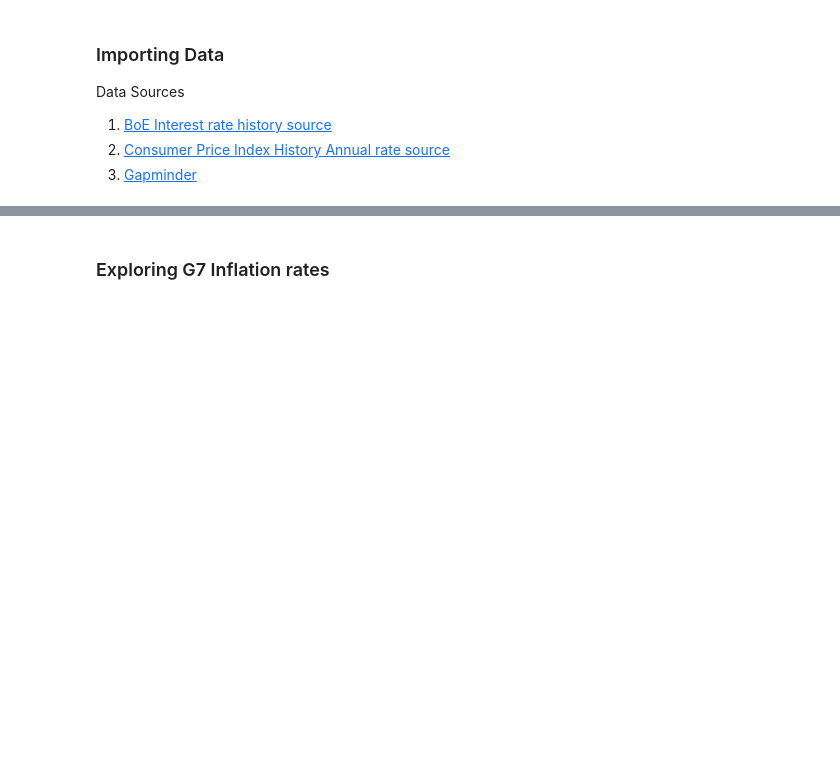
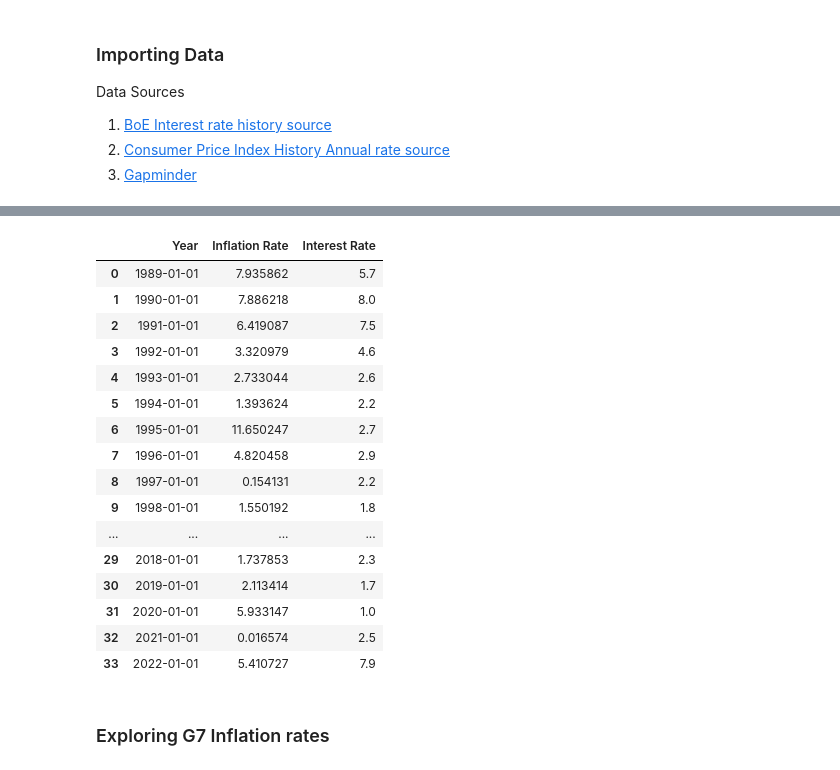
Before and after one commit to NeyasG/worldwide-inflation, a Jupyter notebook: analysis.ipynb, the cells around one changed output, grey strips where cells are left out. Drawn from its saved outputs; the diff is of its cells as text; code cells hidden in the pictures; blank space fills up the shorter version.

```diff
--- a/analysis.ipynb
+++ b/analysis.ipynb
@@ -72,2 +76,25 @@ uk_base_rates_monthly
+# %%
+# Combine Yearly UK interest rates and Inflation
+uk_yearly_combined = pd.merge(uk_inflation_yearly, uk_base_rates_yearly, on="Year", how="right")
+uk_yearly_combined["Year"] = pd.to_datetime(uk_yearly_combined["Year"], format='%Y')
+uk_yearly_combined
+# %% [output]
+|  | Year | Inflation Rate | Interest Rate |
+| 0 | 1989-01-01 | 7.935862 | 5.7 |
+| 1 | 1990-01-01 | 7.886218 | 8.0 |
+| 2 | 1991-01-01 | 6.419087 | 7.5 |
+| 3 | 1992-01-01 | 3.320979 | 4.6 |
+| 4 | 1993-01-01 | 2.733044 | 2.6 |
+| 5 | 1994-01-01 | 1.393624 | 2.2 |
+| 6 | 1995-01-01 | 11.650247 | 2.7 |
+| 7 | 1996-01-01 | 4.820458 | 2.9 |
+| 8 | 1997-01-01 | 0.154131 | 2.2 |
+| 9 | 1998-01-01 | 1.550192 | 1.8 |
+| ... | ... | ... | ... |
+| 29 | 2018-01-01 | 1.737853 | 2.3 |
+| 30 | 2019-01-01 | 2.113414 | 1.7 |
+| 31 | 2020-01-01 | 5.933147 | 1.0 |
+| 32 | 2021-01-01 | 0.016574 | 2.5 |
+| 33 | 2022-01-01 | 5.410727 | 7.9 |
 # %% [markdown]
 ### Exploring G7 Inflation rates
```
Also changed, not shown: parts of 4 cells of this notebook.
